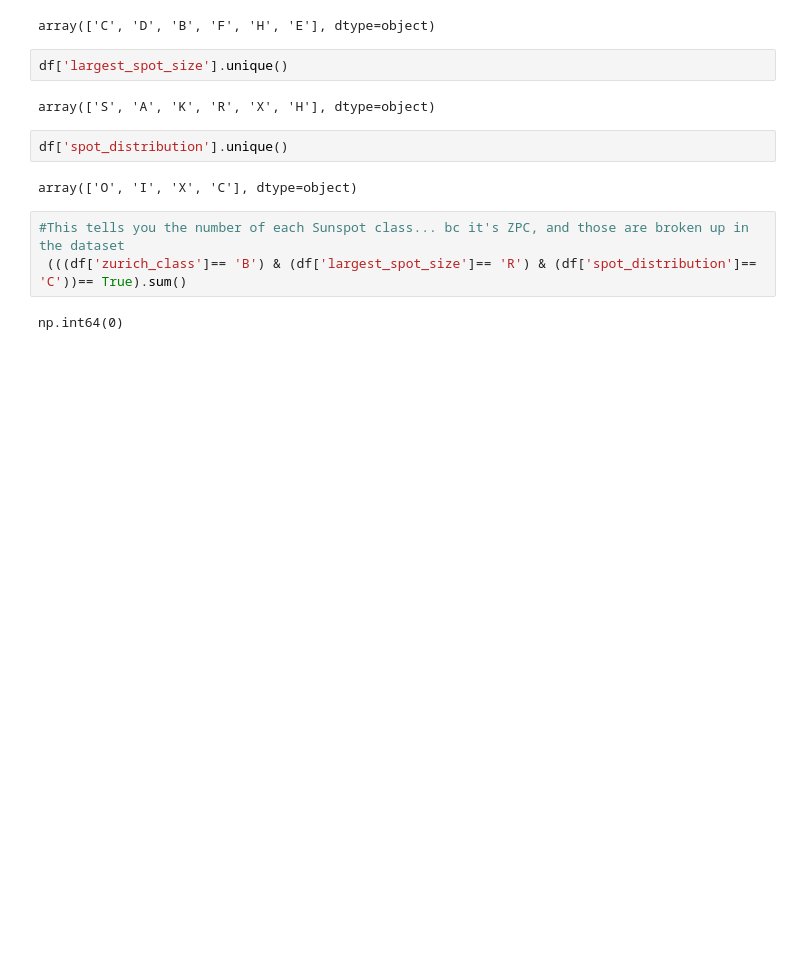
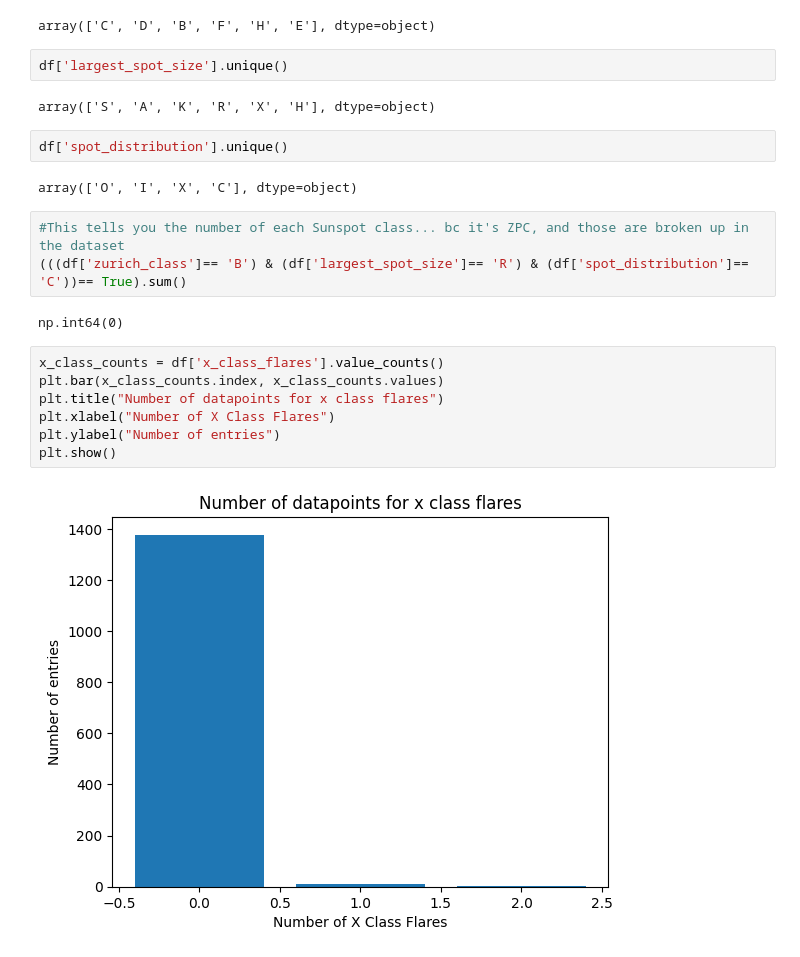
Before and after one commit to nollamae7-spec/DSRSP-Solar-Flares, a Jupyter notebook: storage_document_Solar_Flares.ipynb, the cells around one changed output. Saved outputs shown, nothing was run; the diff lists cells and outputs as text; blank space fills up the shorter version.

Commit message:
Moved and deleted Z Class Counts to here

```diff
--- a/storage_document_Solar_Flares.ipynb
+++ b/storage_document_Solar_Flares.ipynb
@@ -306,6 +306,15 @@ df['spot_distribution'].unique()
 array(['O', 'I', 'X', 'C'], dtype=object)
 # %%
 #This tells you the number of each Sunspot class... bc it's ZPC, and those are broken up in the dataset
- (((df['zurich_class']== 'B') & (df['largest_spot_size']== 'R') & (df['spot_distribution']== 'C'))== True).sum()
+(((df['zurich_class']== 'B') & (df['largest_spot_size']== 'R') & (df['spot_distribution']== 'C'))== True).sum()
 # %% [output]
 np.int64(0)
+# %%
+x_class_counts = df['x_class_flares'].value_counts()
+plt.bar(x_class_counts.index, x_class_counts.values)
+plt.title("Number of datapoints for x class flares")
+plt.xlabel("Number of X Class Flares")
+plt.ylabel("Number of entries")
+plt.show()
+# %% [output]
+[figure, added]
```
Also changed, not shown: parts of 11 cells of this notebook.
